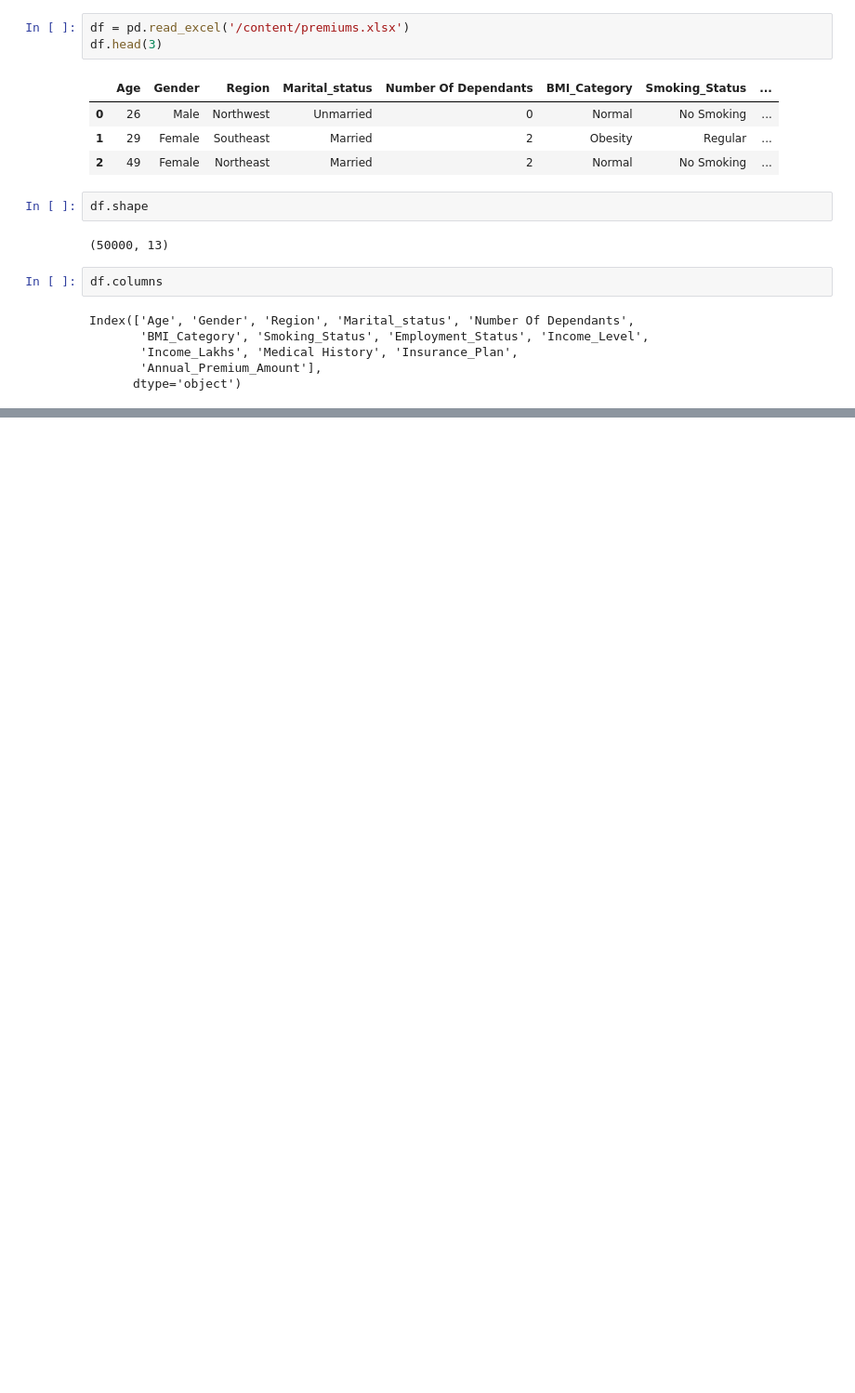
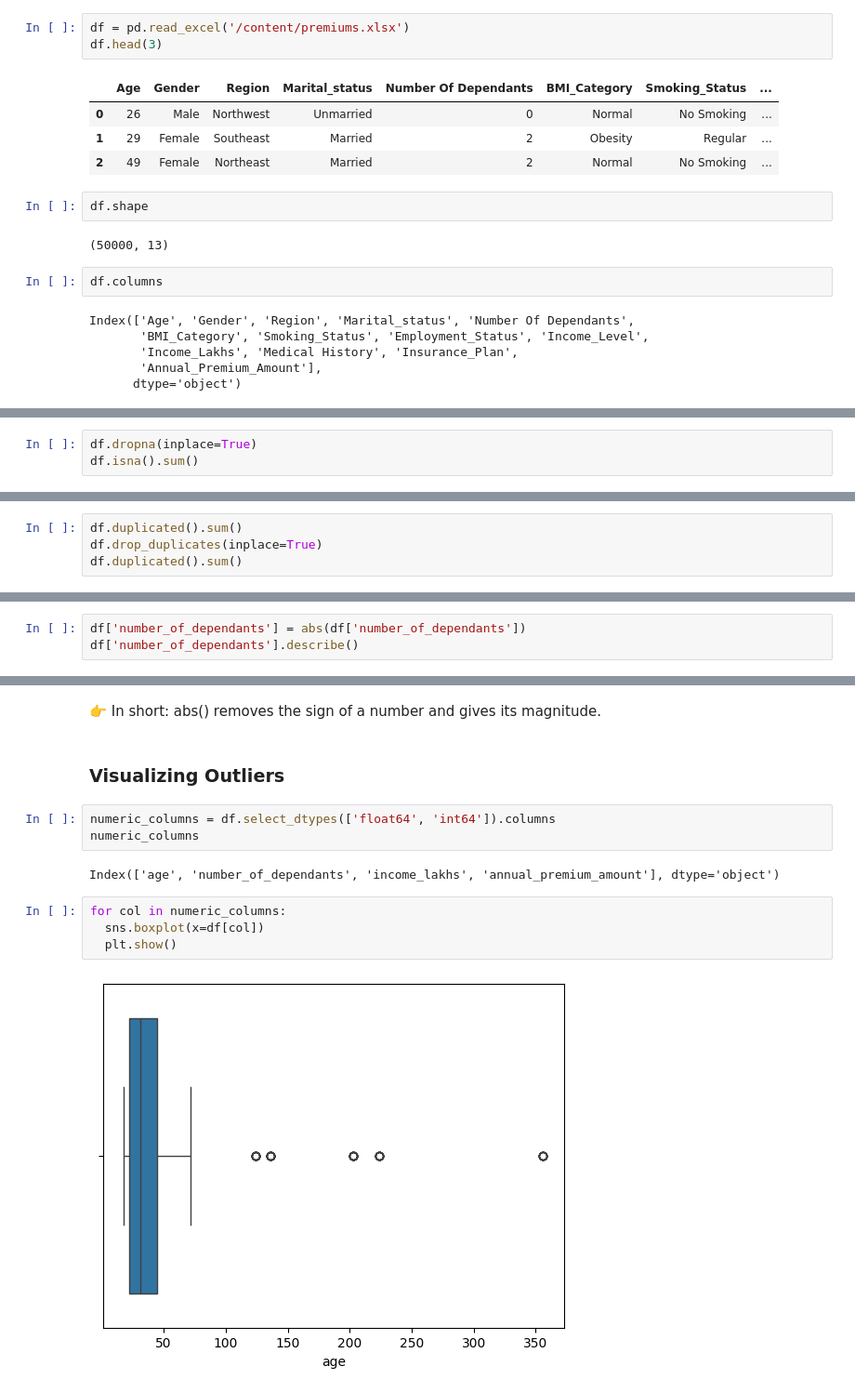
Before and after one commit to ByteMeRadi/Healthcare-Premium-Prediction-App, a Jupyter notebook: data_cleaning/ml_premium_prediction.ipynb, the cells around one changed output, grey strips where cells are left out. Shown at 93% size. Drawn from its saved outputs; the diff is of its cells as text; blank space fills up the shorter version.

```diff
--- a/data_cleaning/ml_premium_prediction.ipynb
+++ b/data_cleaning/ml_premium_prediction.ipynb
@@ -38,0 +79,3 @@ Index(['Age', 'Gender', 'Region', 'Marital_status', 'Number Of Dependants',
+# %%
+df.dropna(inplace=True)
+df.isna().sum()
@@ -38,0 +100,4 @@ Index(['Age', 'Gender', 'Region', 'Marital_status', 'Number Of Dependants',
+# %%
+df.duplicated().sum()
+df.drop_duplicates(inplace=True)
+df.duplicated().sum()
@@ -38,0 +126,3 @@ Index(['Age', 'Gender', 'Region', 'Marital_status', 'Number Of Dependants',
+# %%
+df['number_of_dependants'] = abs(df['number_of_dependants'])
+df['number_of_dependants'].describe()
@@ -38,0 +140,15 @@ Index(['Age', 'Gender', 'Region', 'Marital_status', 'Number Of Dependants',
+# %% [markdown]
+👉 In short: abs() removes the sign of a number and gives its magnitude.
+# %% [markdown]
+### Visualizing Outliers
+# %%
+numeric_columns = df.select_dtypes(['float64', 'int64']).columns
+numeric_columns
+# %% [output]
+Index(['age', 'number_of_dependants', 'income_lakhs', 'annual_premium_amount'], dtype='object')
+# %%
+for col in numeric_columns:
+  sns.boxplot(x=df[col])
+  plt.show()
+# %% [output]
+[figure, added]
```
Also changed, not shown: parts of 25 cells of this notebook.
